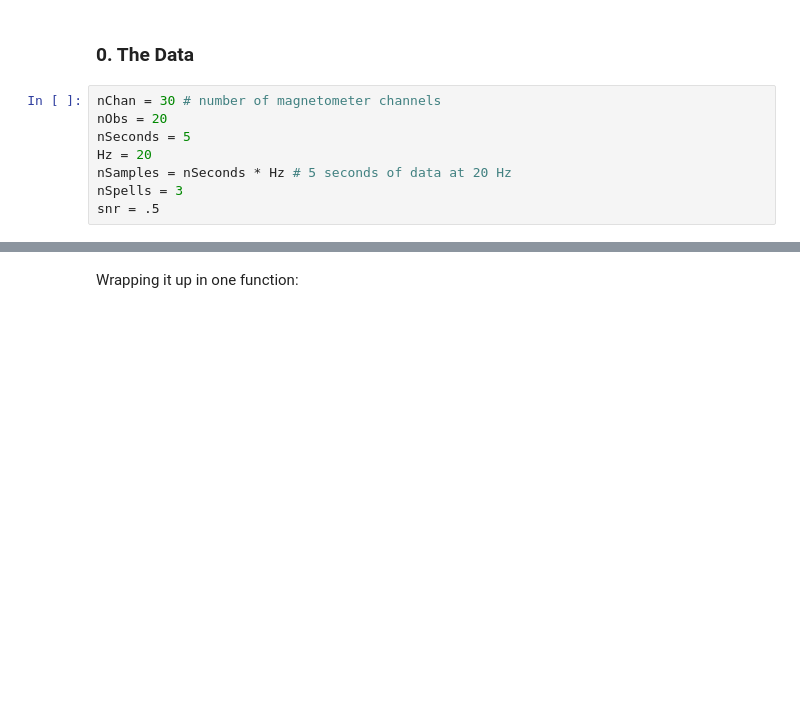
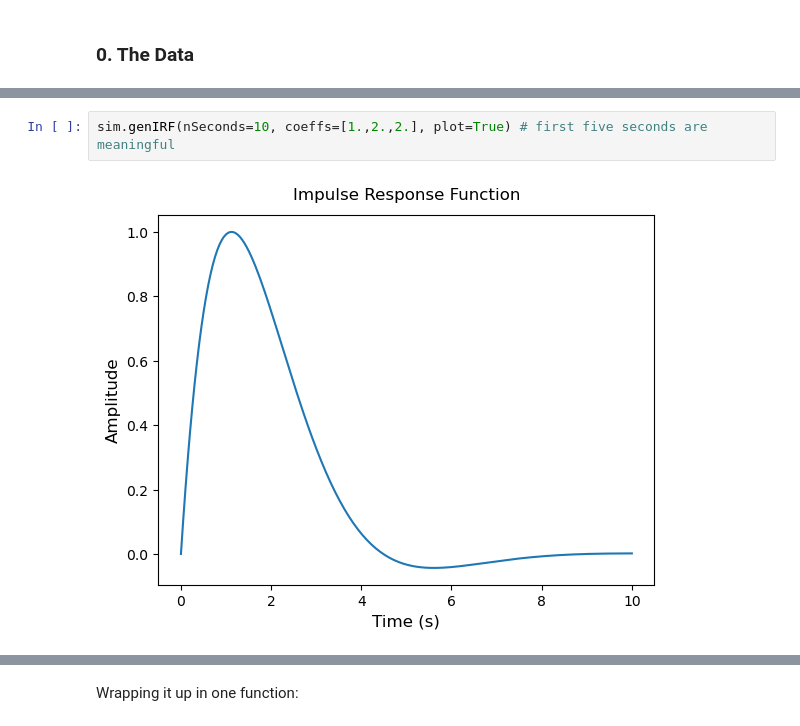
Before and after one commit to adkipnis/compositional-inference-experiment, a Jupyter notebook: simulation-test/spell-decoder.ipynb, the cells around one changed output, grey strips where cells are left out. Saved outputs shown, nothing was run; the diff lists cells and outputs as text; blank space fills up the shorter version.

Commit message:
restructured spell decoder notebook (this should be like 10 separate commits but I can't be bothered right now)

```diff
--- a/simulation-test/spell-decoder.ipynb
+++ b/simulation-test/spell-decoder.ipynb
@@ -17,11 +20,3 @@ We assume that a single trial $X$ has the following properties:
 <!-- Then there exists a maximum likelihood estimator for $ B_s = (a_s, \mathbf A_s)$ with $\mathbf{Z = (Z_0, \ldots, Z_{T-1})}, \; \mathbf{Z_t = (1, X_t)^\top}$: $\hat B_s = \mathbf{XZ^\top(ZZ^\top)^{-1}}$. -->
 # %% [markdown]
 ### 0. The Data
-# %%
-nChan = 30 # number of magnetometer channels
-nObs = 20
-nSeconds = 5
-Hz = 20
-nSamples = nSeconds * Hz # 5 seconds of data at 20 Hz
-nSpells = 3
-snr = .5
@@ -97,0 +290,4 @@ plotSomeChannels(x, 3, nChan, nSamples)
+# %%
+sim.genIRF(nSeconds=10, coeffs=[1.,2.,2.], plot=True) # first five seconds are meaningful
+# %% [output]
+[figure, added]
```
Also changed, not shown: parts of 22 cells of this notebook.
